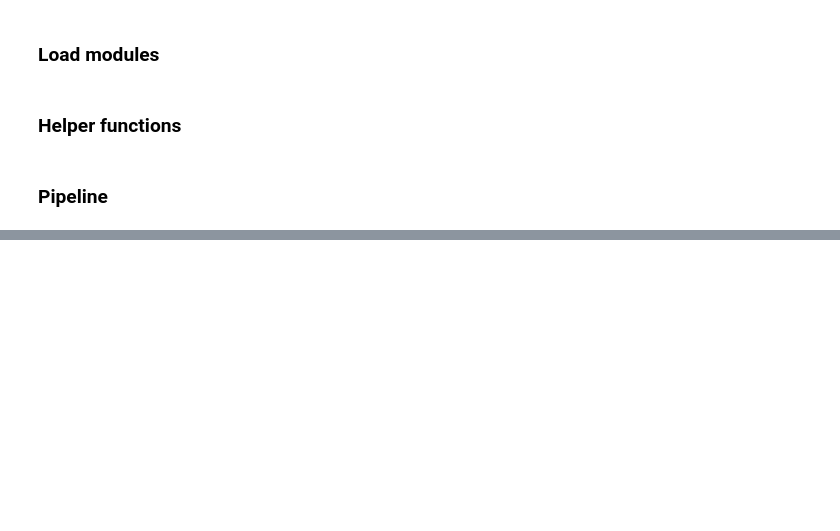
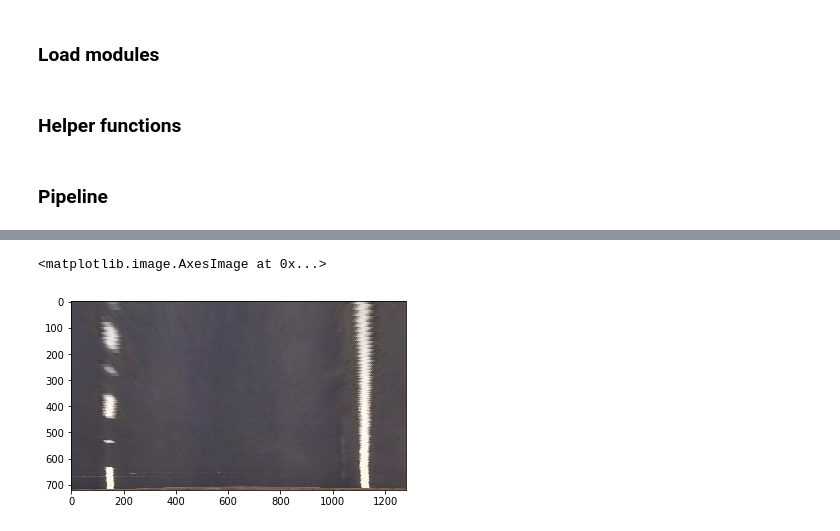
Before and after one commit to urs-waldmann/CarND-Advanced-Lane-Lines, a Jupyter notebook: adv_lane_fin.ipynb, the cells around one changed output, grey strips where cells are left out. Cells and saved outputs as stored; diff of their text form; code cells hidden in the pictures; blank space fills up the shorter version.

```diff
--- a/adv_lane_fin.ipynb
+++ b/adv_lane_fin.ipynb
@@ -311,3 +336,17 @@ plt.plot(1065, 680, '.') # bottom right
+# %%
+# Choose source and destination points for perspective transform.
+offset = 0
+src = np.float32([[580, 450],[705, 450],[100, 710],[1230, 710]])
+dst = np.float32([[offset,offset],[img_size[1]-offset,offset],[offset,img_size[0]-offset],[img_size[1]-offset,img_size[0]-offset]])
+
+# Apply a perspective transform to the undistorted road image with straight lane lines.
+warped_pt = warper(undist_pt, src, dst)
+
+# Plot warped road image with straight lane lines.
+plt.imshow(warped_pt)
+# %% [output]
+<matplotlib.image.AxesImage at 0x...>
+[figure, added]
 # %%
 %matplotlib inline
 
```
Also changed, not shown: parts of 8 cells of this notebook.
